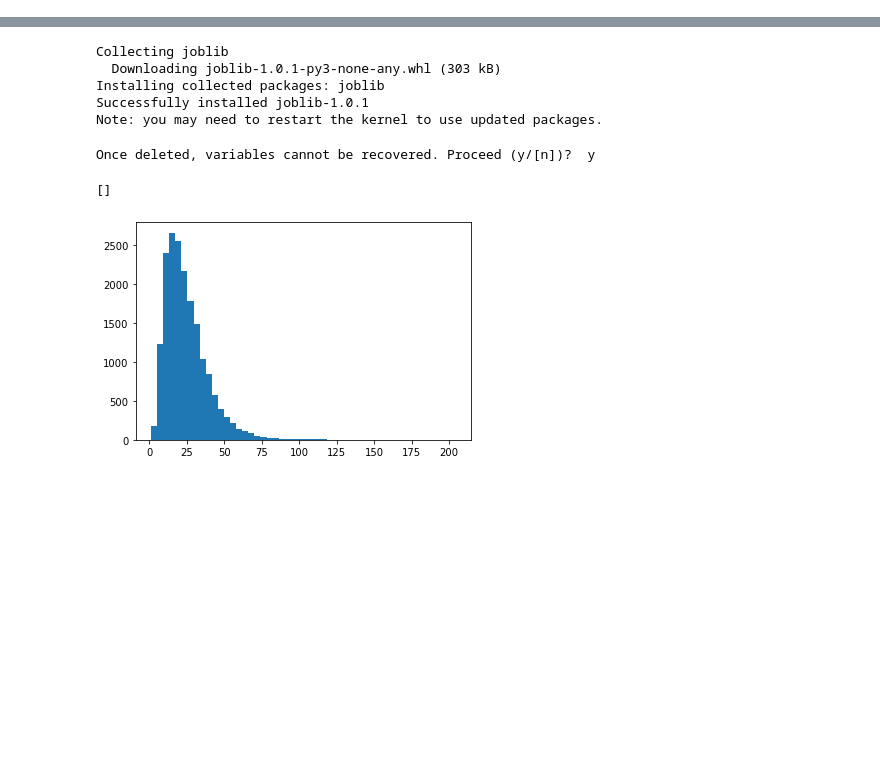
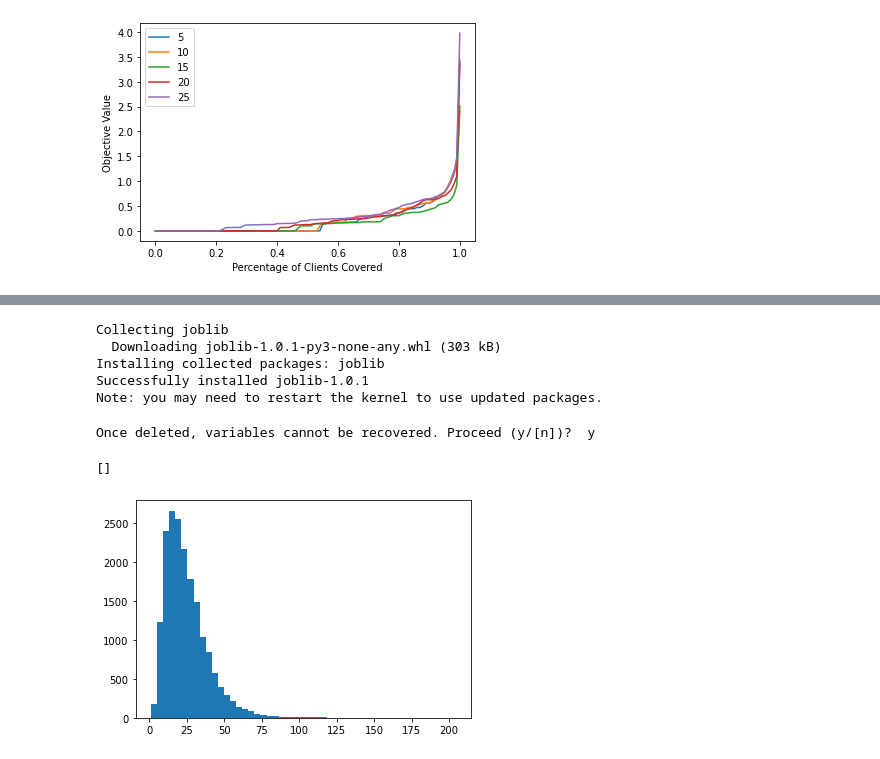
Before and after one commit to Ann924/Mobile-Facility, a Jupyter notebook: Ann_Data.ipynb, the cells around one changed output, grey strips where cells are left out. Cells and saved outputs as stored; diff of their text form; code cells hidden in the pictures; blank space fills up the shorter version.

```diff
--- a/Ann_Data.ipynb
+++ b/Ann_Data.ipynb
@@ -12,0 +187,14 @@ import matplotlib.pyplot as plt
+# %%
+LOCATIONS_no_duplicates = {}
+count = 0
+for i in LOCATIONS.keys():
+    if i not in rearranged.keys():
+        new_pid = set(LOCATINS[i]['pid'])
+        for other in removed[i]:
+            new_pid = new_pid.union(LOCATIONS[other]['pid'])
+        LOCATIONS_no_duplicates[count] = {'lid': LOCATIONS[i]['lid'],
+                                         'longitude': LOCATIONS[i]['longitude'],
+                                         'latitude': LOCATIONS[i]['latitude'],
+                                         'activity': len(new_pid),
+                                         'pid': list(new_pid)}
+        count += 1
@@ -12,0 +212,20 @@ import matplotlib.pyplot as plt
+# %%
+import json
+filenames = ['fpt_exp_52.json', 'fpt_exp_102.json', 'fpt_exp_152.json', 'fpt_exp_202.json', 'fpt_exp_252.json']
+#filenames = filenames[:2]
+for name in filenames:
+    file = open(name, 'r')
+    data = json.load(file)
+    assignments = data["assignments"]
+    x = []
+    y = []
+    for i in range(0, 101, 1):
+        x.append(i/100)
+        y.append(calculate_percentile_objective(assignments, i/100))
+    plt.plot(x, y, label = name[name.rindex('_')+1:name.rindex('2')])
+    plt.xlabel("Percentage of Clients Covered")
+    plt.ylabel("Objective Value")
+    plt.legend()
+plt.savefig('FPT_experiment_s_complete', dpi = 500)
+# %% [output]
+[figure, added]
```
Also changed, not shown: parts of 28 cells of this notebook, 19 other files.
